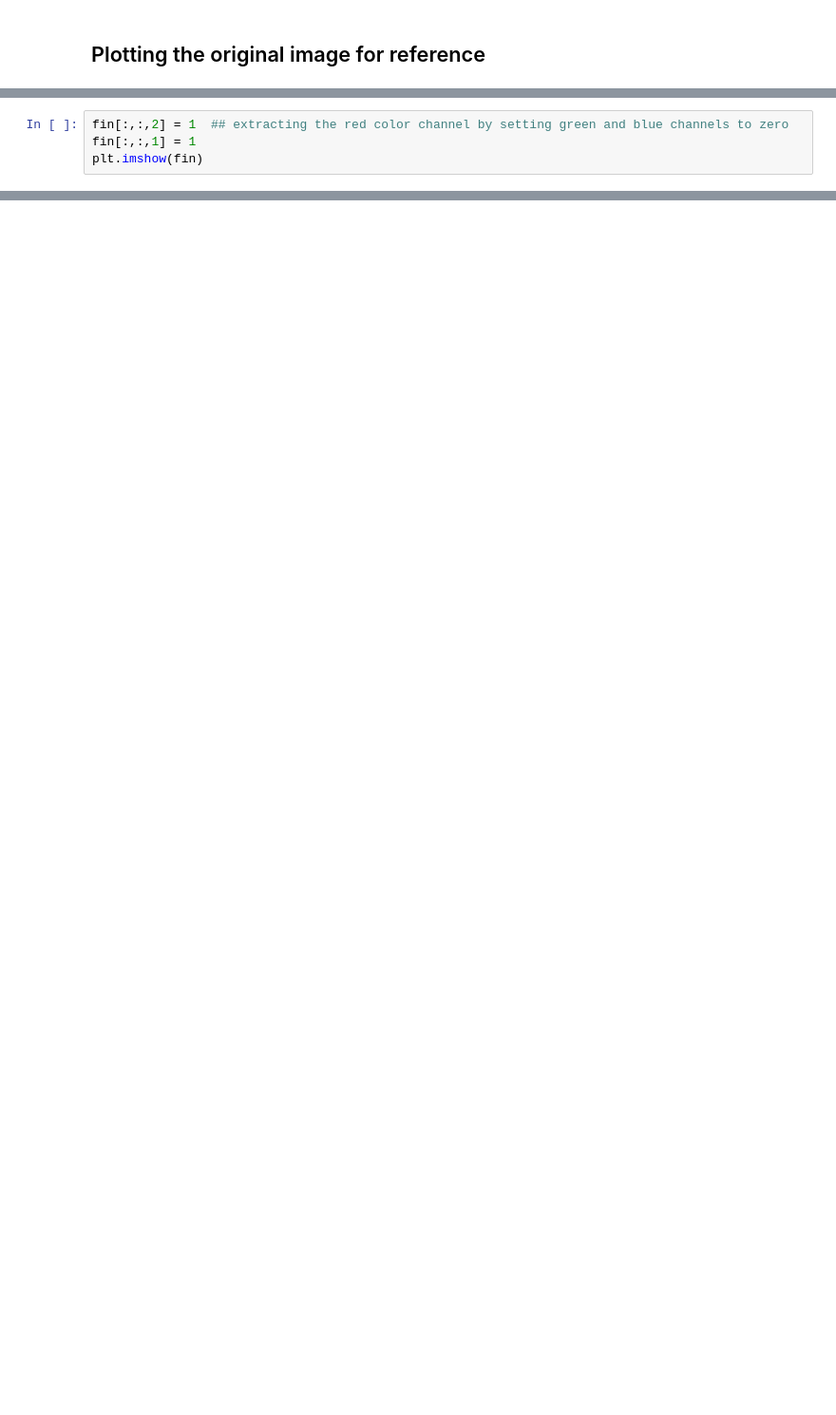
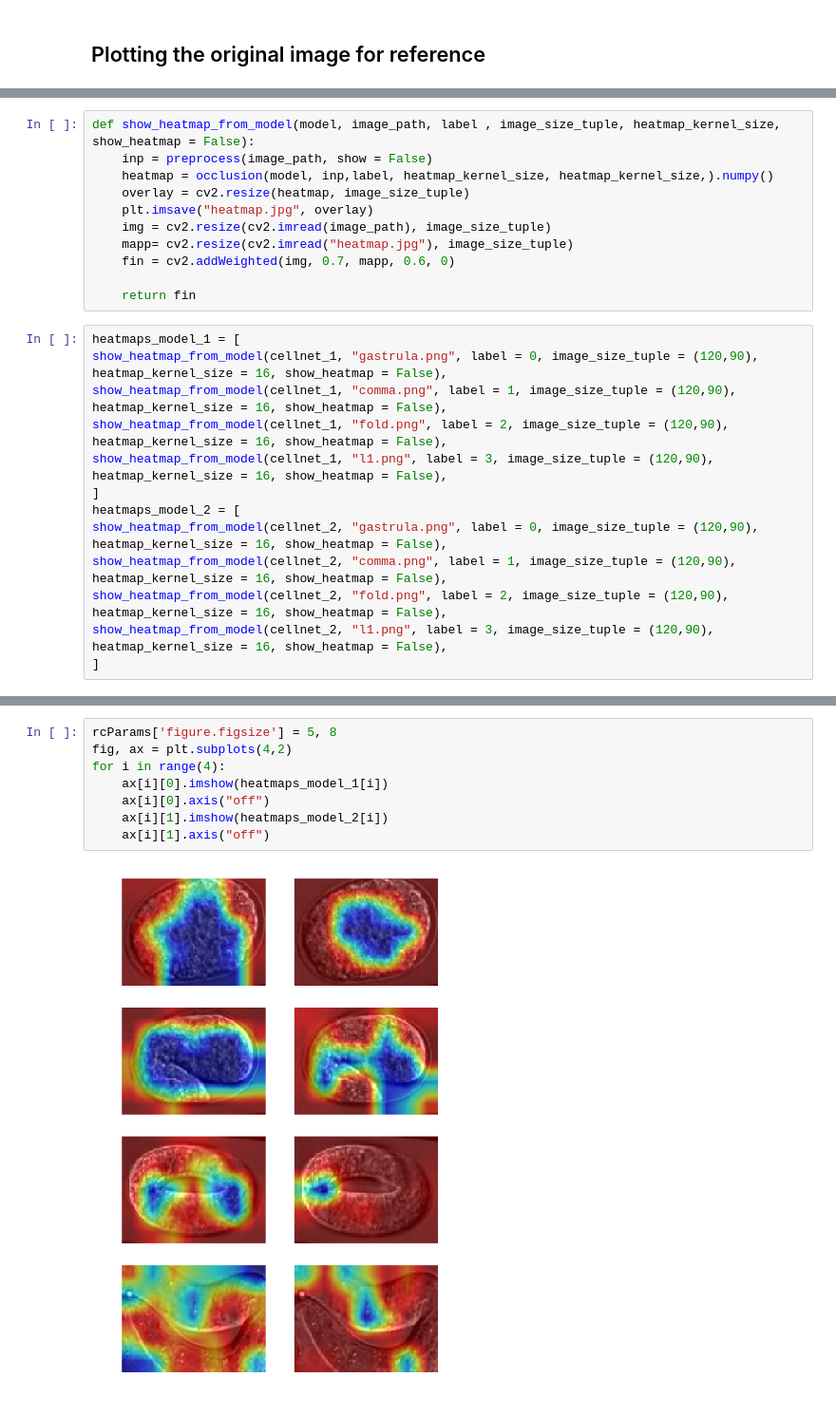
Before and after one commit to Mayukhdeb/adventures-with-augmentation, a Jupyter notebook: visualise_cnn_layers.ipynb, the cells around one changed output, grey strips where cells are left out. Shown at 95% size. Cells and saved outputs as stored; diff of their text form; blank space fills up the shorter version.

```diff
--- a/visualise_cnn_layers.ipynb
+++ b/visualise_cnn_layers.ipynb
@@ -236,4 +258,0 @@ fin.shape
-# %%
-fin[:,:,2] = 1  ## extracting the red color channel by setting green and blue channels to zero
-fin[:,:,1] = 1
-plt.imshow(fin)
@@ -242,0 +259,24 @@ plt.imshow(fin)
+# %%
+def show_heatmap_from_model(model, image_path, label , image_size_tuple, heatmap_kernel_size, show_heatmap = False):
+    inp = preprocess(image_path, show = False)
+    heatmap = occlusion(model, inp,label, heatmap_kernel_size, heatmap_kernel_size,).numpy()
+    overlay = cv2.resize(heatmap, image_size_tuple)
+    plt.imsave("heatmap.jpg", overlay)
+    img = cv2.resize(cv2.imread(image_path), image_size_tuple)
+    mapp= cv2.resize(cv2.imread("heatmap.jpg"), image_size_tuple)
+    fin = cv2.addWeighted(img, 0.7, mapp, 0.6, 0)
+
+    return fin
+# %%
+heatmaps_model_1 = [
+show_heatmap_from_model(cellnet_1, "gastrula.png", label = 0, image_size_tuple = (120,90), heatmap_kernel_size = 16, show_heatmap = False),
+show_heatmap_from_model(cellnet_1, "comma.png", label = 1, image_size_tuple = (120,90), heatmap_kernel_size = 16, show_heatmap = False),
+show_heatmap_from_model(cellnet_1, "fold.png", label = 2, image_size_tuple = (120,90), heatmap_kernel_size = 16, show_heatmap = False),
+show_heatmap_from_model(cellnet_1, "l1.png", label = 3, image_size_tuple = (120,90), heatmap_kernel_size = 16, show_heatmap = False),
+]
+heatmaps_model_2 = [
+show_heatmap_from_model(cellnet_2, "gastrula.png", label = 0, image_size_tuple = (120,90), heatmap_kernel_size = 16, show_heatmap = False),
+show_heatmap_from_model(cellnet_2, "comma.png", label = 1, image_size_tuple = (120,90), heatmap_kernel_size = 16, show_heatmap = False),
+show_heatmap_from_model(cellnet_2, "fold.png", label = 2, image_size_tuple = (120,90), heatmap_kernel_size = 16, show_heatmap = False),
+show_heatmap_from_model(cellnet_2, "l1.png", label = 3, image_size_tuple = (120,90), heatmap_kernel_size = 16, show_heatmap = False),
+]
@@ -242,0 +287,10 @@ plt.imshow(fin)
+# %%
+rcParams['figure.figsize'] = 5, 8
+fig, ax = plt.subplots(4,2)
+for i in range(4):
+    ax[i][0].imshow(heatmaps_model_1[i])
+    ax[i][0].axis("off")
+    ax[i][1].imshow(heatmaps_model_2[i])
+    ax[i][1].axis("off")
+# %% [output]
+[figure, added]
```
Also changed, not shown: parts of 11 cells of this notebook.
